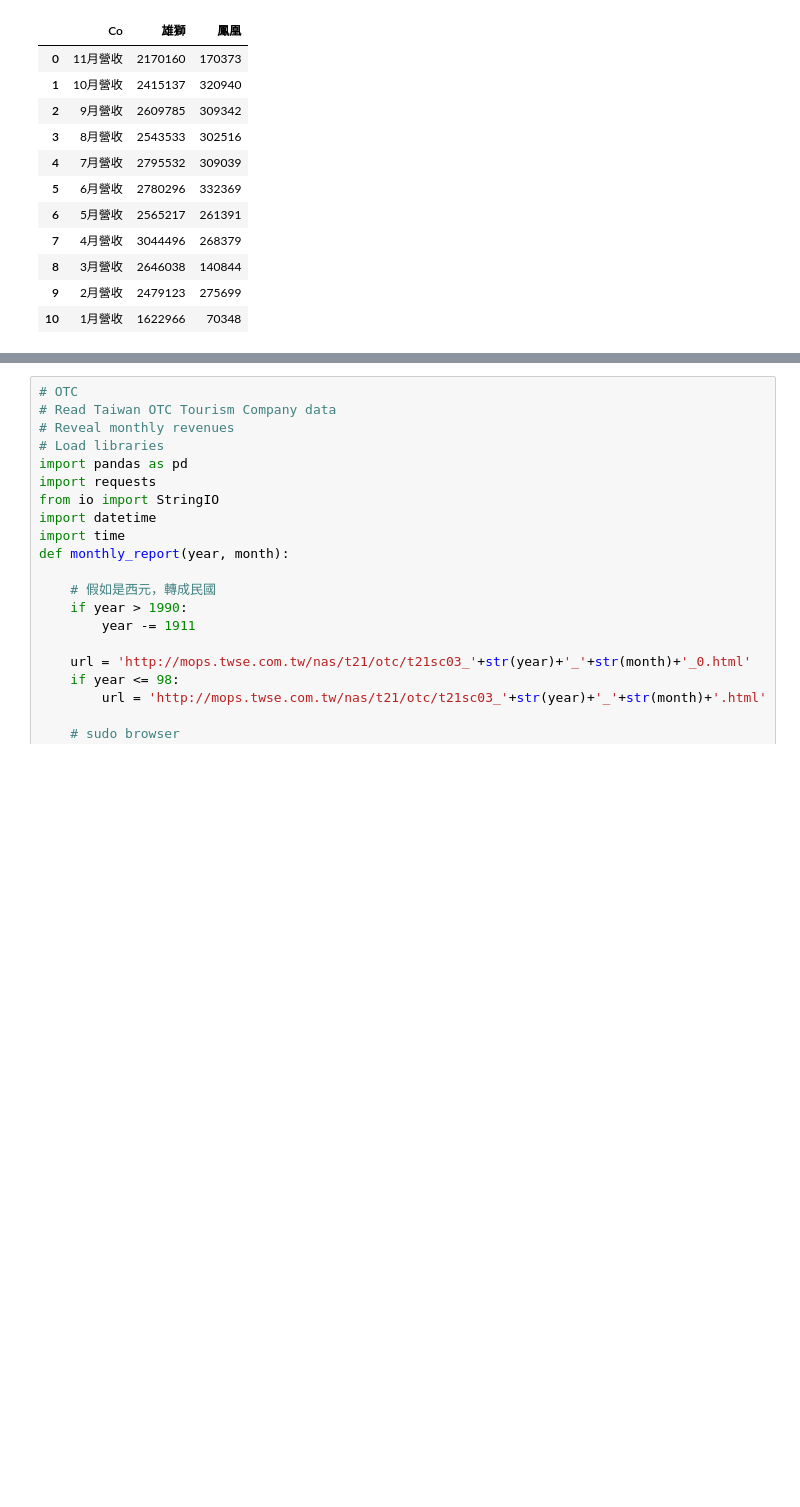
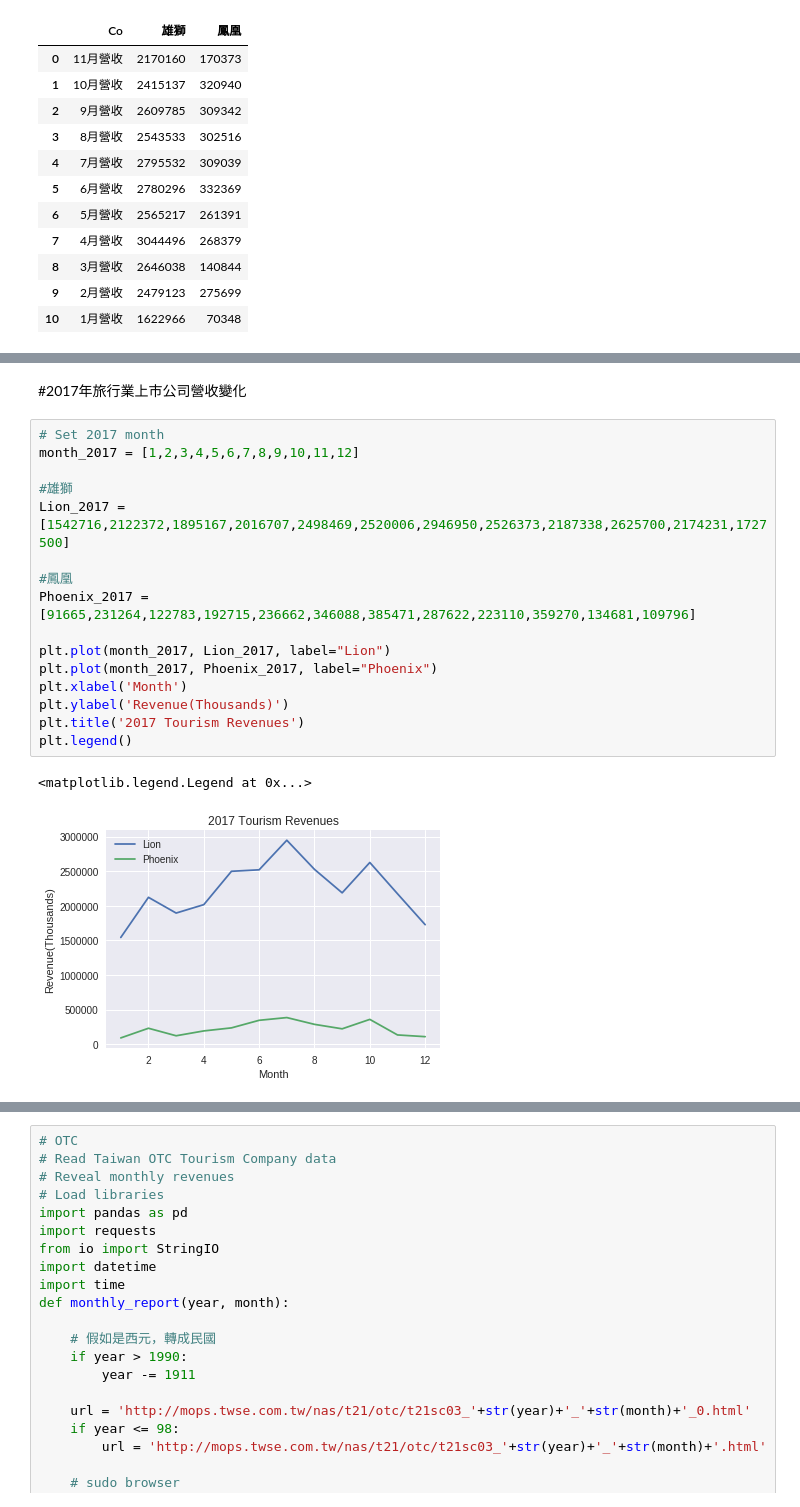
Before and after one commit to cwcheng0/LionTravel, a Jupyter notebook: TaiwanTourismMonthly.ipynb, the cells around one changed output, grey strips where cells are left out. Cells and saved outputs as stored; diff of their text form; blank space fills up the shorter version.

```diff
--- a/TaiwanTourismMonthly.ipynb
+++ b/TaiwanTourismMonthly.ipynb
@@ -315,0 +317,21 @@ plt.show()
+# %% [markdown]
+#2017年旅行業上市公司營收變化
+# %%
+# Set 2017 month
+month_2017 = [1,2,3,4,5,6,7,8,9,10,11,12]
+
+#雄獅
+Lion_2017 = [1542716,2122372,1895167,2016707,2498469,2520006,2946950,2526373,2187338,2625700,2174231,1727500]
+
+#鳳凰
+Phoenix_2017 = [91665,231264,122783,192715,236662,346088,385471,287622,223110,359270,134681,109796]
+
+plt.plot(month_2017, Lion_2017, label="Lion")
+plt.plot(month_2017, Phoenix_2017, label="Phoenix")
+plt.xlabel('Month')
+plt.ylabel('Revenue(Thousands)')
+plt.title('2017 Tourism Revenues')
+plt.legend()
+# %% [output]
+<matplotlib.legend.Legend at 0x...>
+[figure, added]
```
Also changed, not shown: parts of 13 cells of this notebook.
